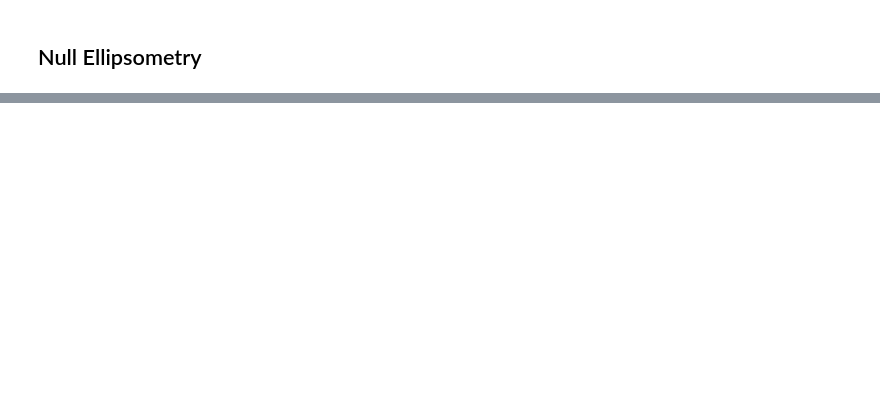
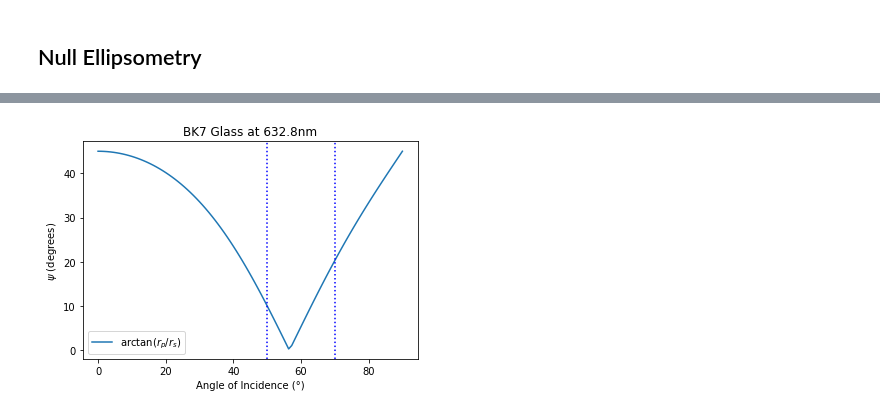
Before and after one commit to scottprahl/pypolar, a Jupyter notebook: docs/10b-Ellipsometry.ipynb, the cells around one changed output, grey strips where cells are left out. Saved outputs shown, nothing was run; the diff lists cells and outputs as text; code cells hidden in the pictures; blank space fills up the shorter version.

```diff
--- a/docs/10b-Ellipsometry.ipynb
+++ b/docs/10b-Ellipsometry.ipynb
@@ -561,0 +205,12 @@ print('Ellipsometry Index = {:.3f} using rho'.format(m2))
+# %%
+plt.plot(angle,np.degrees(np.arctan(np.abs(rp/rs))),label='arctan($r_p/r_s$)')
+plt.axvline(50,color='blue',linestyle=':')
+plt.axvline(70,color='blue',linestyle=':')
+
+plt.xlabel('Angle of Incidence (°)')
+plt.ylabel('$\psi$ (degrees)')
+plt.title('BK7 Glass at 632.8nm')
+plt.legend()
+plt.show()
+# %% [output]
+[figure, added]
```
Also changed, not shown: parts of 67 cells of this notebook, 2 other files.
